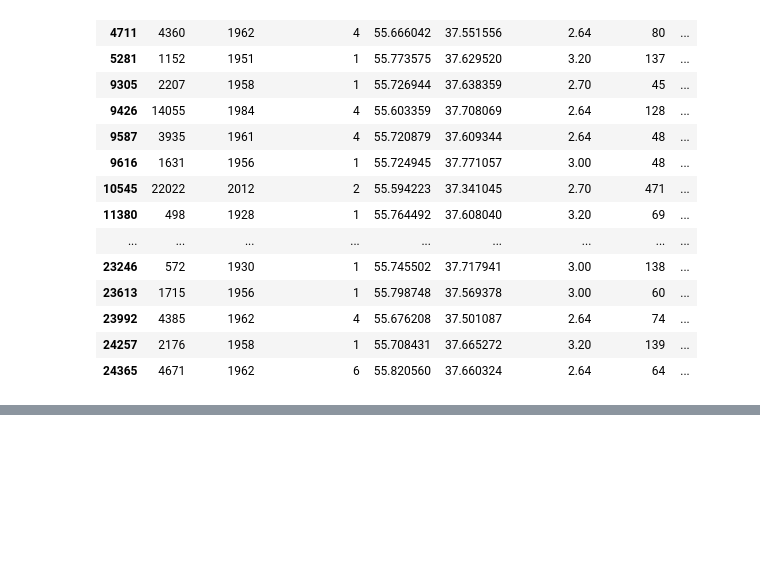
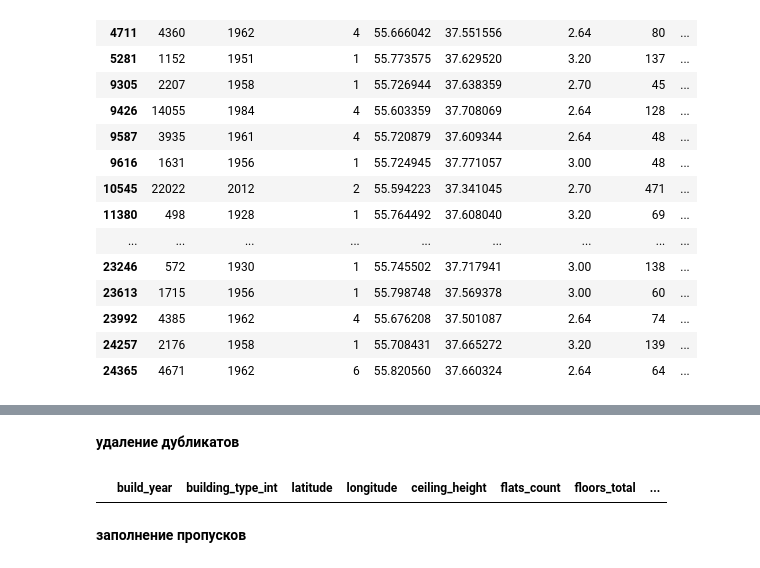
Before and after one commit to Alexdemenev/mle-project-sprint-1-v001, a Jupyter notebook: part1_airflow/notebooks/data.ipynb, the cells around one changed output, grey strips where cells are left out. Cells and saved outputs as stored; diff of their text form; code cells hidden in the pictures; blank space fills up the shorter version.

```diff
--- a/part1_airflow/notebooks/data.ipynb
+++ b/part1_airflow/notebooks/data.ipynb
@@ -168,0 +250,9 @@ buildings_full[(buildings_full['living_area'] + buildings_full['kitchen_area'])
+# %% [markdown]
+**удаление дубликатов**
+# %%
+is_duplicated_features = features.duplicated()
+features[is_duplicated_features]
+# %% [output]
+|  | build_year | building_type_int | latitude | longitude | ceiling_height | flats_count | floors_total | ... |
+# %% [markdown]
+**заполнение пропусков**
```
Also changed, not shown: parts of 14 cells of this notebook, 1 other file.
